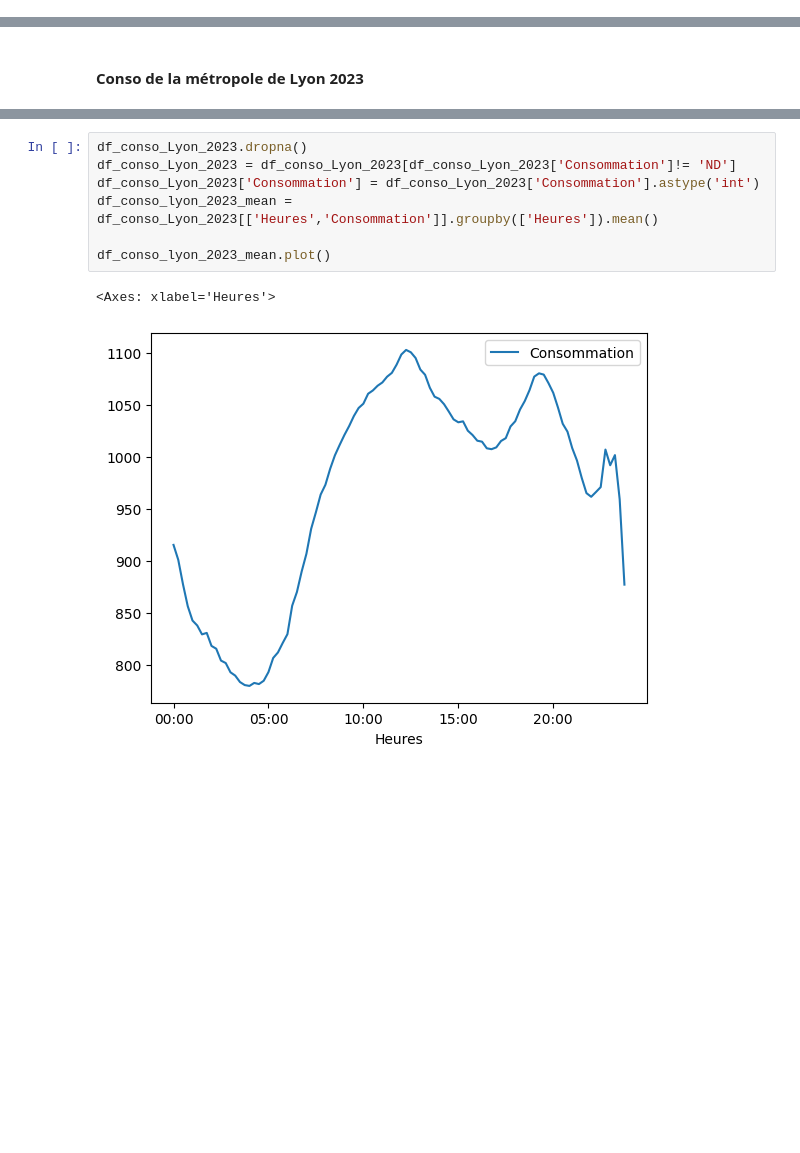
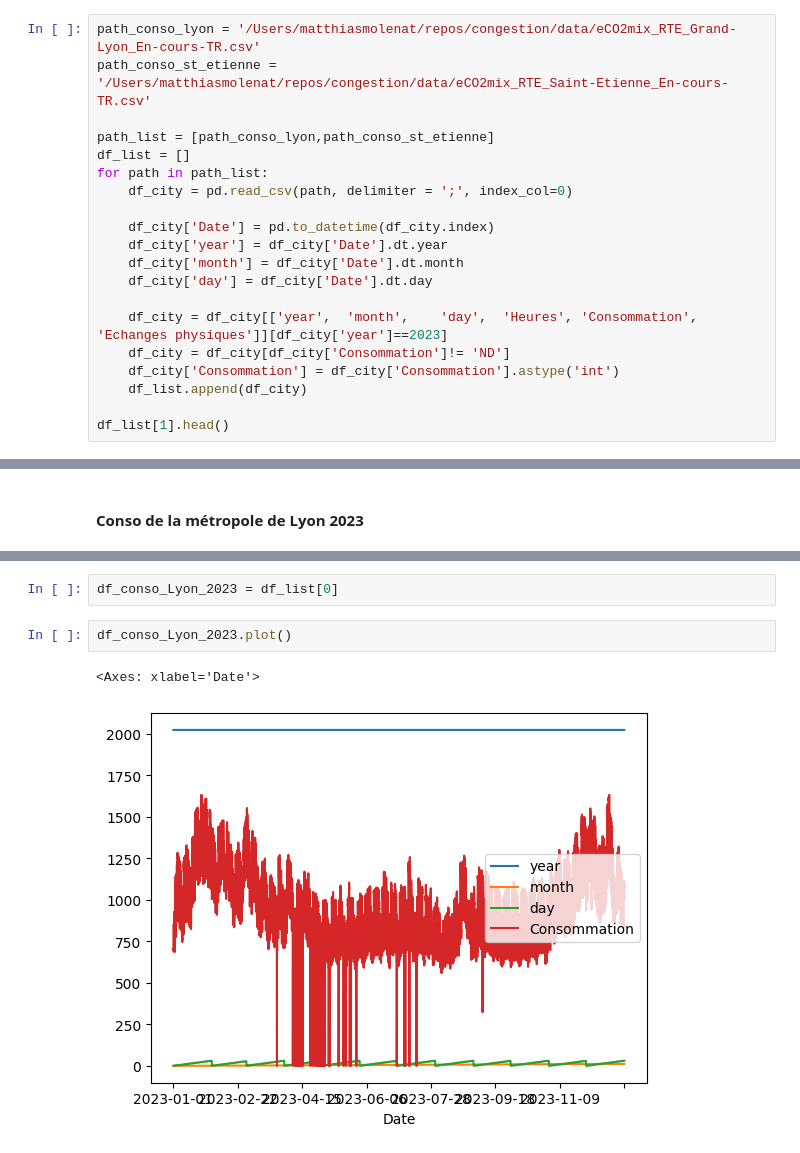
Before and after one commit to MattEclipse/congestion, a Jupyter notebook: notebooks/conso_metropole.ipynb, the cells around one changed output, grey strips where cells are left out. Saved outputs shown, nothing was run; the diff lists cells and outputs as text; blank space fills up the shorter version.

```diff
--- a/notebooks/conso_metropole.ipynb
+++ b/notebooks/conso_metropole.ipynb
@@ -42,0 +15,20 @@ df_conso_lyon.head()
+# %%
+path_conso_lyon = '/Users/matthiasmolenat/repos/congestion/data/eCO2mix_RTE_Grand-Lyon_En-cours-TR.csv'
+path_conso_st_etienne = '/Users/matthiasmolenat/repos/congestion/data/eCO2mix_RTE_Saint-Etienne_En-cours-TR.csv'
+
+path_list = [path_conso_lyon,path_conso_st_etienne]
+df_list = []
+for path in path_list:
+    df_city = pd.read_csv(path, delimiter = ';', index_col=0)
+
+    df_city['Date'] = pd.to_datetime(df_city.index)
+    df_city['year'] = df_city['Date'].dt.year
+    df_city['month'] = df_city['Date'].dt.month
+    df_city['day'] = df_city['Date'].dt.day
+
+    df_city = df_city[['year',	'month',	'day',  'Heures', 'Consommation', 'Echanges physiques']][df_city['year']==2023]
+    df_city = df_city[df_city['Consommation']!= 'ND']
+    df_city['Consommation'] = df_city['Consommation'].astype('int')
+    df_list.append(df_city)
+
+df_list[1].head()
@@ -55,10 +45,7 @@ df_conso_Lyon_2023.head()
-# %%
-df_conso_Lyon_2023.dropna()
-df_conso_Lyon_2023 = df_conso_Lyon_2023[df_conso_Lyon_2023['Consommation']!= 'ND']
-df_conso_Lyon_2023['Consommation'] = df_conso_Lyon_2023['Consommation'].astype('int')
-df_conso_lyon_2023_mean = df_conso_Lyon_2023[['Heures','Consommation']].groupby(['Heures']).mean()
-
-df_conso_lyon_2023_mean.plot()
-# %% [output]
-<Axes: xlabel='Heures'>
-[figure, removed]
+# %%
+df_conso_Lyon_2023 = df_list[0]
+# %%
+df_conso_Lyon_2023.plot()
+# %% [output]
+<Axes: xlabel='Date'>
+[figure, added]
```
Also changed, not shown: parts of 7 cells of this notebook, 6 other files.
